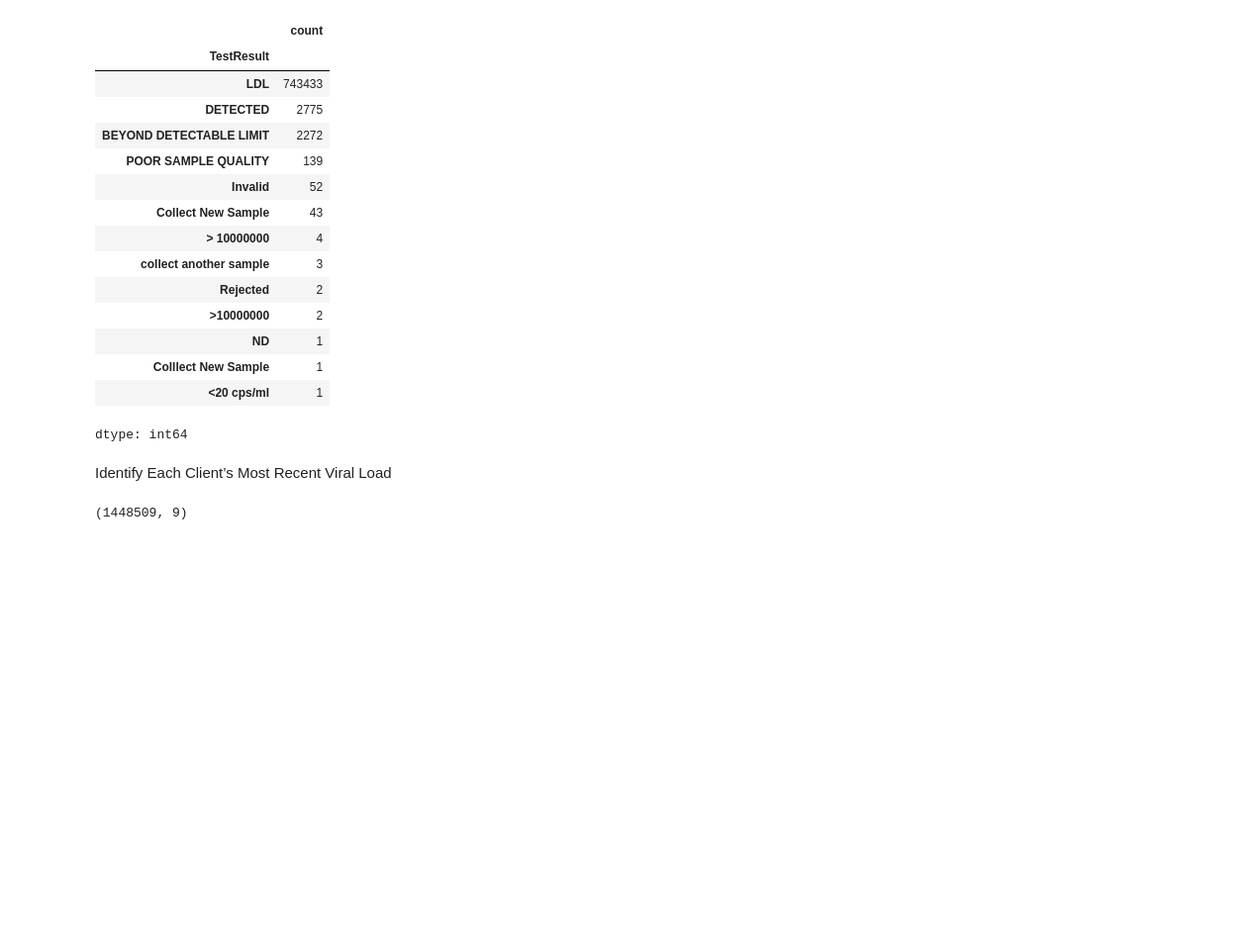
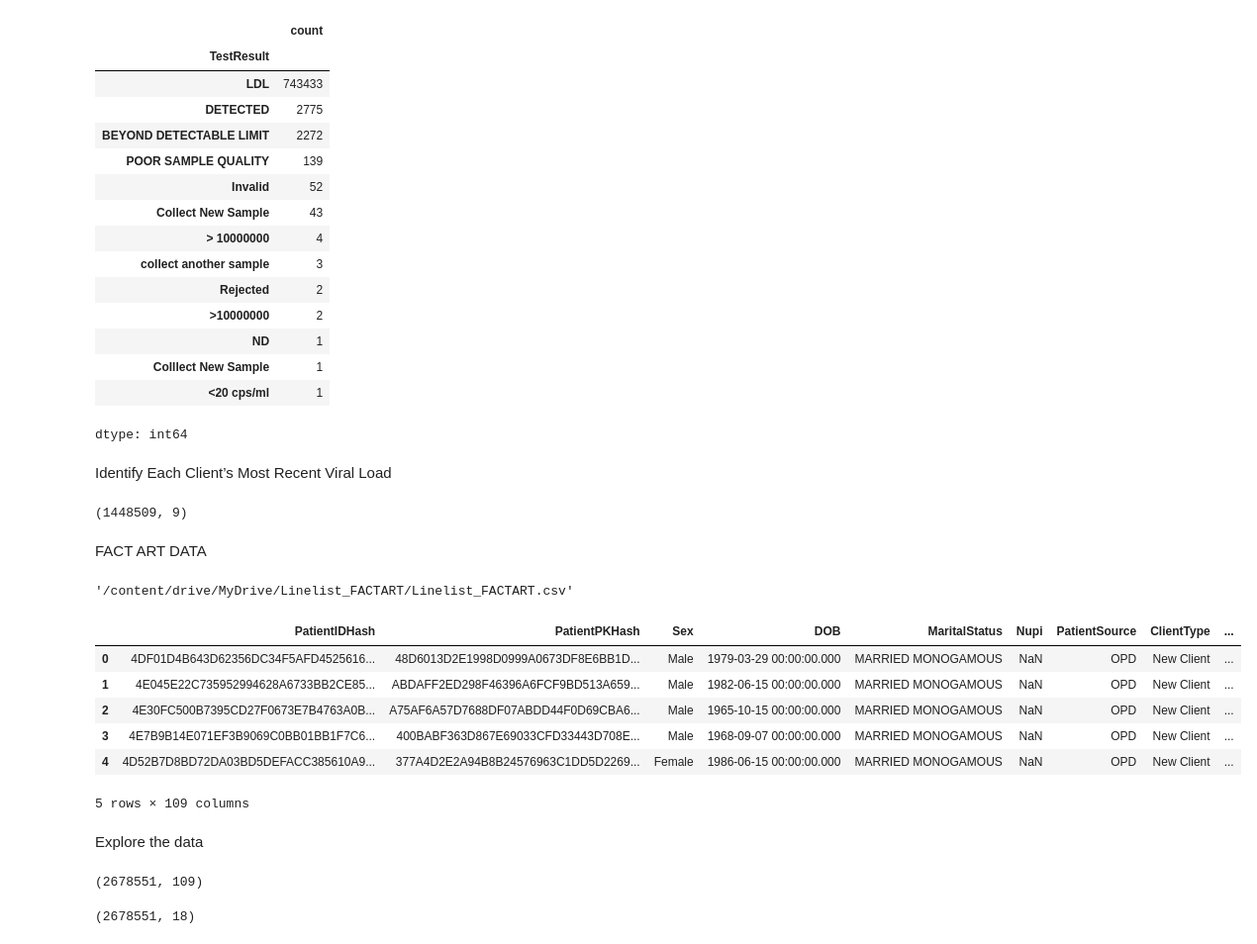
Before and after one commit to FridaOyucho/Viral-Load-Coverage-and-Suppression-Analysis, a Jupyter notebook: VL_Analysis.ipynb, the cells around one changed output. Shown at 99% size. Cells and saved outputs as stored; diff of their text form; code cells hidden in the pictures; blank space fills up the shorter version.

```diff
--- a/VL_Analysis.ipynb
+++ b/VL_Analysis.ipynb
@@ -325,3 +313,34 @@ MostRecentVL.to_csv(
     '/content/drive/MyDrive/Latest_Viral_Load_Per_Client.csv',
     index=False
 )
+# %% [markdown]
+FACT ART DATA
+# %%
+#Identify the  FACTART File Path
+'/content/drive/MyDrive/Linelist_FACTART/Linelist_FACTART.csv'
+# %% [output]
+'/content/drive/MyDrive/Linelist_FACTART/Linelist_FACTART.csv'
+# %%
+#Loading ART data
+file_path = "/content/drive/MyDrive/Linelist_FACTART/Linelist_FACTART.csv"
+
+FactART = pd.read_csv(file_path)
+
+FactART.head()
+# %% [output]
+|  | PatientIDHash | PatientPKHash | Sex | DOB | MaritalStatus | Nupi | PatientSource | ClientType | ... |
+| 0 | 4DF01D4B643D62356DC34F5AFD4525616... | 48D6013D2E1998D0999A0673DF8E6BB1D... | Male | 1979-03-29 00:00:00.000 | MARRIED MONOGAMOUS | NaN | OPD | New Client | ... |
+| 1 | 4E045E22C735952994628A6733BB2CE85... | ABDAFF2ED298F46396A6FCF9BD513A659... | Male | 1982-06-15 00:00:00.000 | MARRIED MONOGAMOUS | NaN | OPD | New Client | ... |
+| 2 | 4E30FC500B7395CD27F0673E7B4763A0B... | A75AF6A57D7688DF07ABDD44F0D69CBA6... | Male | 1965-10-15 00:00:00.000 | MARRIED MONOGAMOUS | NaN | OPD | New Client | ... |
+| 3 | 4E7B9B14E071EF3B9069C0BB01BB1F7C6... | 400BABF363D867E69033CFD33443D708E... | Male | 1968-09-07 00:00:00.000 | MARRIED MONOGAMOUS | NaN | OPD | New Client | ... |
+| 4 | 4D52B7D8BD72DA03BD5DEFACC385610A9... | 377A4D2E2A94B8B24576963C1DD5D2269... | Female | 1986-06-15 00:00:00.000 | MARRIED MONOGAMOUS | NaN | OPD | New Client | ... |
+5 rows × 109 columns
+# %% [markdown]
+Explore the data
+# %%
+print(FactART.shape)
+#print(FactART.dtypes)
+#print(FactART.info)
+#Print(FactART.isnull().sum())
+# %% [output]
+(2678551, 109)
@@ -327,0 +361,4 @@ MostRecentVL.to_csv(
+# %%
+FactART_filtered.shape
+# %% [output]
+(2678551, 18)
```
Also changed, not shown: parts of 26 cells of this notebook.
